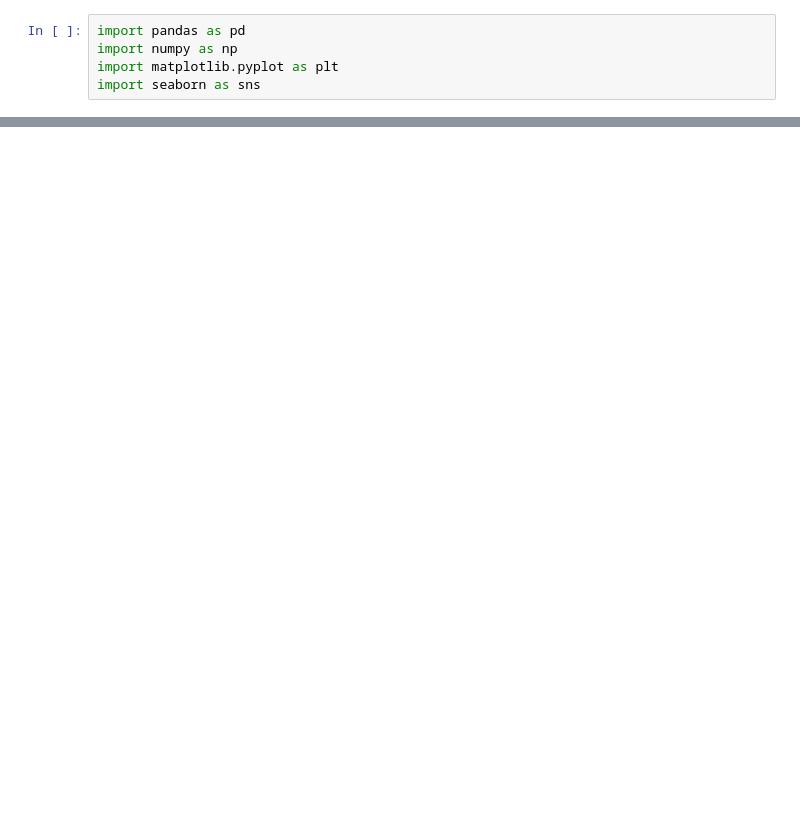
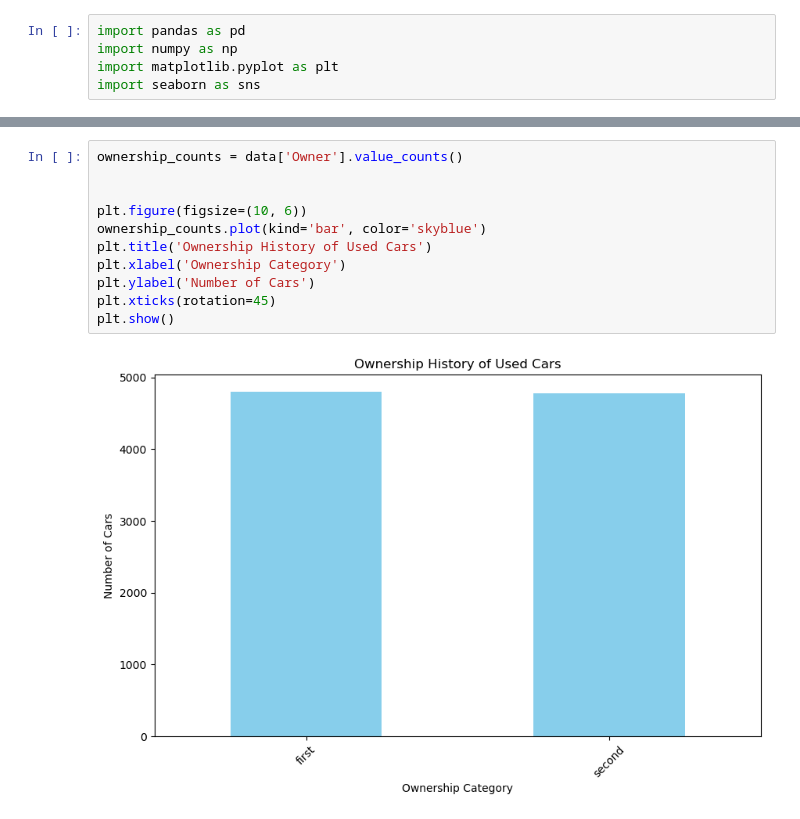
Before and after one commit to Fredrick2503/Data_analysis_using_python, a Jupyter notebook: Untitled2.ipynb, the cells around one changed output, grey strips where cells are left out. Cells and saved outputs as stored; diff of their text form; blank space fills up the shorter version.

```diff
--- a/Untitled2.ipynb
+++ b/Untitled2.ipynb
@@ -101,0 +53,13 @@ len(data.model)
+# %%
+ownership_counts = data['Owner'].value_counts()
+
+
+plt.figure(figsize=(10, 6))
+ownership_counts.plot(kind='bar', color='skyblue')
+plt.title('Ownership History of Used Cars')
+plt.xlabel('Ownership Category')
+plt.ylabel('Number of Cars')
+plt.xticks(rotation=45)
+plt.show()
+# %% [output]
+[figure, added]
```
Also changed, not shown: parts of 15 cells of this notebook.
